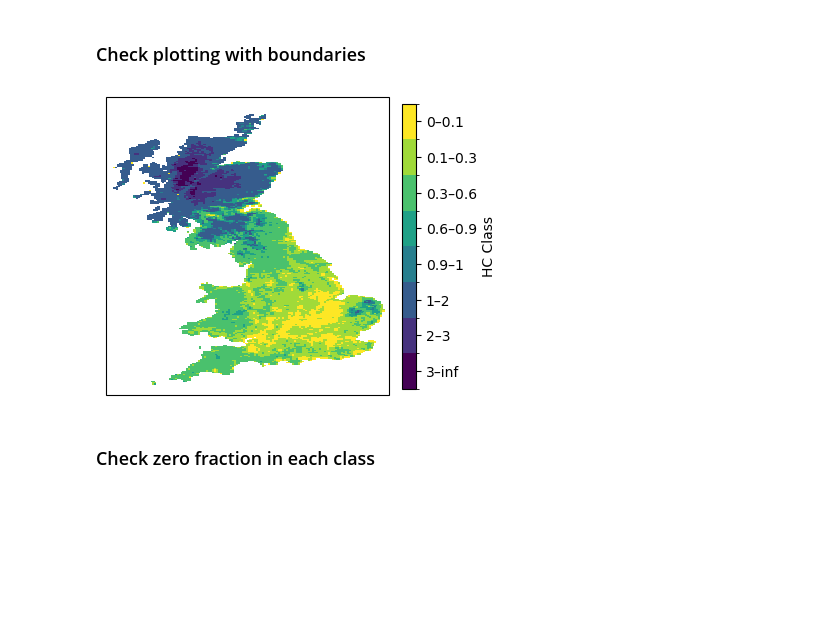
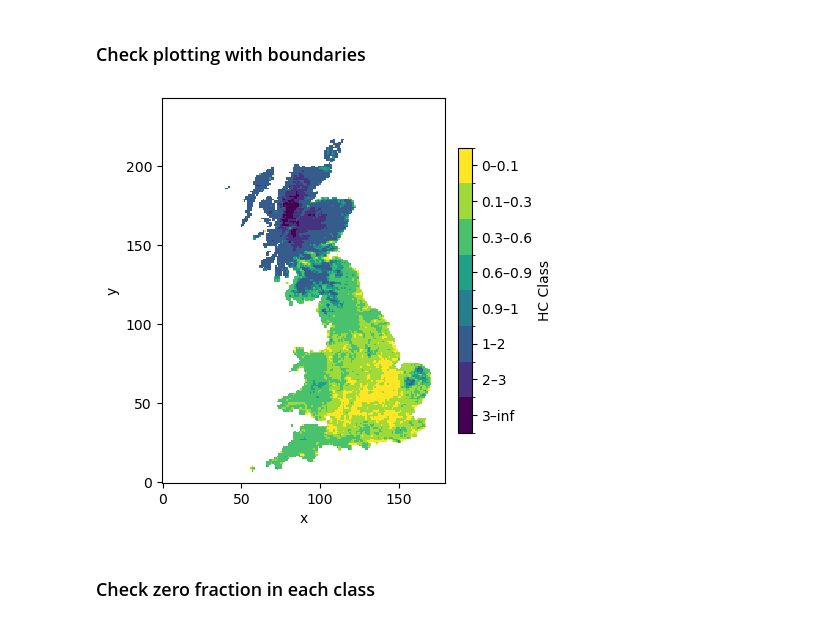
Before and after one commit to masher92/FutureFlood, a Jupyter notebook: AnalyseResults/RemovingScotlandTest.ipynb, the cells around one changed output. Saved outputs shown, nothing was run; the diff lists cells and outputs as text; code cells hidden in the pictures; blank space fills up the shorter version.

```diff
--- a/AnalyseResults/RemovingScotlandTest.ipynb
+++ b/AnalyseResults/RemovingScotlandTest.ipynb
@@ -10,7 +11,7 @@ import statsmodels.formula.api as smf
 # %% [markdown]
 ### Get 5km hydraulic conductivity data
 # %%
-hc_5km = iris.load(f"../../Data/HydraulicConductivity/GB_5km.nc")[0]
+hc_5km = iris.load(f"../../Data/HydraulicConductivity/GB_5km_new.nc")[0]
 # %%
 # Define class boundaries
 q1 = 0.1
@@ -27,45 +27,43 @@ quantiles = [0.1, 0.3, 0.6, 0.9, 1, 2, 3]
 q0 = 0  # lower bound, adjust if needed
 # %% [markdown]
 ### Check plotting with boundaries
-# %%
-n_classes = len(quantiles) + 1
-
-# Auto-generate labels from bin edges (reversed to match flipped class order)
-edges = [q0] + quantiles + [np.inf]
-class_labels = [f"{edges[i]}–{edges[i+1]}" for i in range(len(edges)-1)][::-1]
-
-# Auto-generate colors from a colormap, sampled evenly across n_classes
-base_cmap = plt.get_cmap('viridis')  # swap for 'RdYlBu_r', 'plasma', etc. as preferred
-colors = [base_cmap(i) for i in np.linspace(0, 1, n_classes)]
-
-# Get data
-hk_vals = hc_5km.data
-if np.ma.is_masked(hk_vals):
-    hk_vals = hk_vals.filled(np.nan)
-
-# Convert data to classes (flip the order), bins built from the quantiles list
-bins = [q0] + quantiles
-classified = (n_classes + 1) - np.digitize(hk_vals, bins=bins)
-classified = classified.astype(float)
-classified[np.isnan(hk_vals)] = np.nan
-
-# Assign back to cube
-hc_class_cube = hc_5km.copy()
-hc_class_cube.data = classified
-
-fig = plt.figure(figsize=(4, 5))
-ax = plt.axes(projection=ccrs.PlateCarree())
-ax.set_extent([-8, 2, 49.5, 60], crs=ccrs.PlateCarree())
-cmap = ListedColormap(colors)
-bounds = np.arange(0.5, n_classes + 1.5, 1)
-norm = BoundaryNorm(bounds, cmap.N)
-mesh = iplt.pcolormesh(hc_class_cube, axes=ax, cmap=cmap, norm=norm)
-ticks = np.arange(1, n_classes + 1)
-cbar = fig.colorbar(mesh, ax=ax, orientation='vertical', fraction=0.046, pad=0.04, ticks=ticks)
-cbar.ax.set_yticklabels(class_labels)
-cbar.set_label('HC Class')
-# %% [output]
-[figure, removed]
+# %%
+n_classes = len(quantiles) + 1
+
+# Auto-generate labels from bin edges (reversed to match flipped class order)
+edges = [q0] + quantiles + [np.inf]
+class_labels = [f"{edges[i]}–{edges[i+1]}" for i in range(len(edges)-1)][::-1]
+
+# Auto-generate colors from a colormap, sampled evenly across n_classes
+base_cmap = plt.get_cmap('viridis')  # swap for 'RdYlBu_r', 'plasma', etc. as preferred
+colors = [base_cmap(i) for i in np.linspace(0, 1, n_classes)]
+
+# Get data
+hk_vals = hc_5km['aggregated_mean']
+if np.ma.is_masked(hk_vals):
+    hk_vals = hk_vals.filled(np.nan)
+
+# Convert data to classes (flip the order), bins built from the quantiles list
+bins = [q0] + quantiles
+classified = (n_classes + 1) - np.digitize(hk_vals, bins=bins)
+classified = classified.astype(float)
+classified[np.isnan(hk_vals)] = np.nan
+
+# Assign back to cube
+hc_5km["classified"] = (("y", "x"), classified)
+
+fig, ax = plt.subplots(figsize=(4, 5))
+cmap = ListedColormap(colors)
+bounds = np.arange(0.5, n_classes + 1.5, 1)
+norm = BoundaryNorm(bounds, cmap.N)
+mesh = hc_5km["classified"].plot(ax=ax,cmap=cmap,norm=norm,add_colorbar=False)
+ticks = np.arange(1, n_classes + 1)
+cbar = fig.colorbar(mesh,ax=ax,orientation="vertical",fraction=0.046,pad=0.04,ticks=ticks)
+cbar.ax.set_yticklabels(class_labels)
+cbar.set_label("HC Class")
+plt.show()
+# %% [output]
+[figure, added]
 # %% [markdown]
 ### Check zero fraction in each class
 # %%
```
Also changed, not shown: parts of 19 cells of this notebook, 7 other files.
